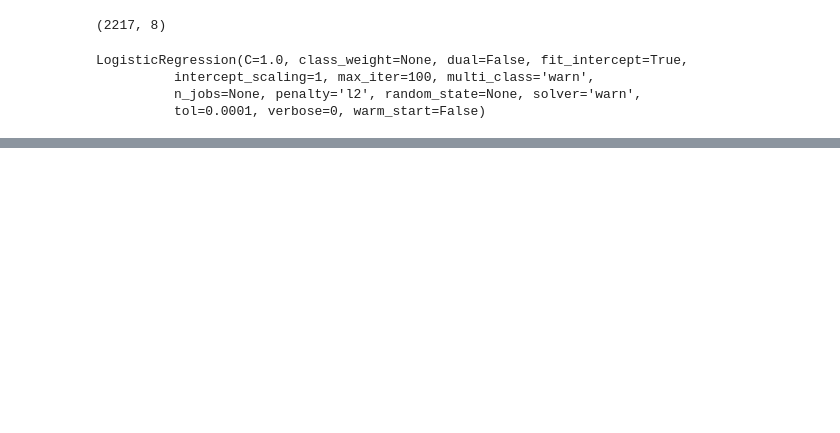
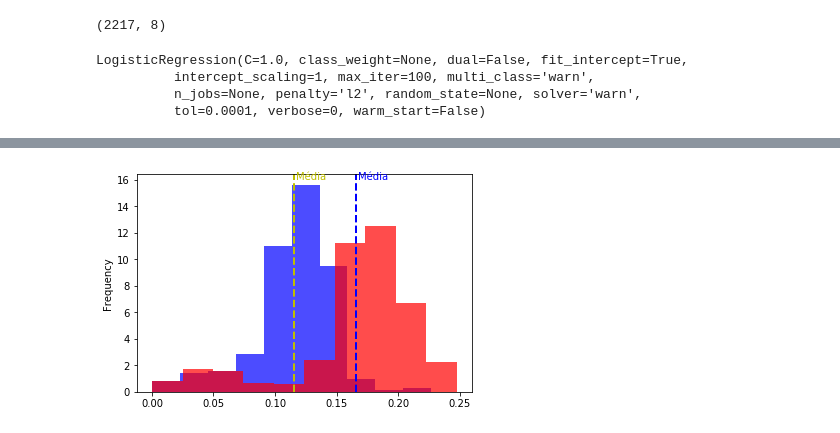
Before and after one commit to luizasilveira/Projeto-Final---CDD, a Jupyter notebook: Projeto 3 cdd.ipynb, the cells around one changed output, grey strips where cells are left out. Cells and saved outputs as stored; diff of their text form; code cells hidden in the pictures; blank space fills up the shorter version.

```diff
--- a/Projeto 3 cdd.ipynb
+++ b/Projeto 3 cdd.ipynb
@@ -68,0 +106,8 @@ Name: meanfreq, Length: 3168, dtype: object
+# %%
+plot1 = male.Q25.plot.hist(density=True, color = "blue",alpha = 0.7)
+plot2 = female.Q25.plot.hist(density=True,color = "red",alpha = 0.7)
+verticalLine(plot1, male.Q25.mean(), 16, "y", "Média")
+
+verticalLine(plot2, female.Q25.mean(), 16, "b", "Média")
+# %% [output]
+[figure, added]
```
Also changed, not shown: parts of 8 cells of this notebook.
